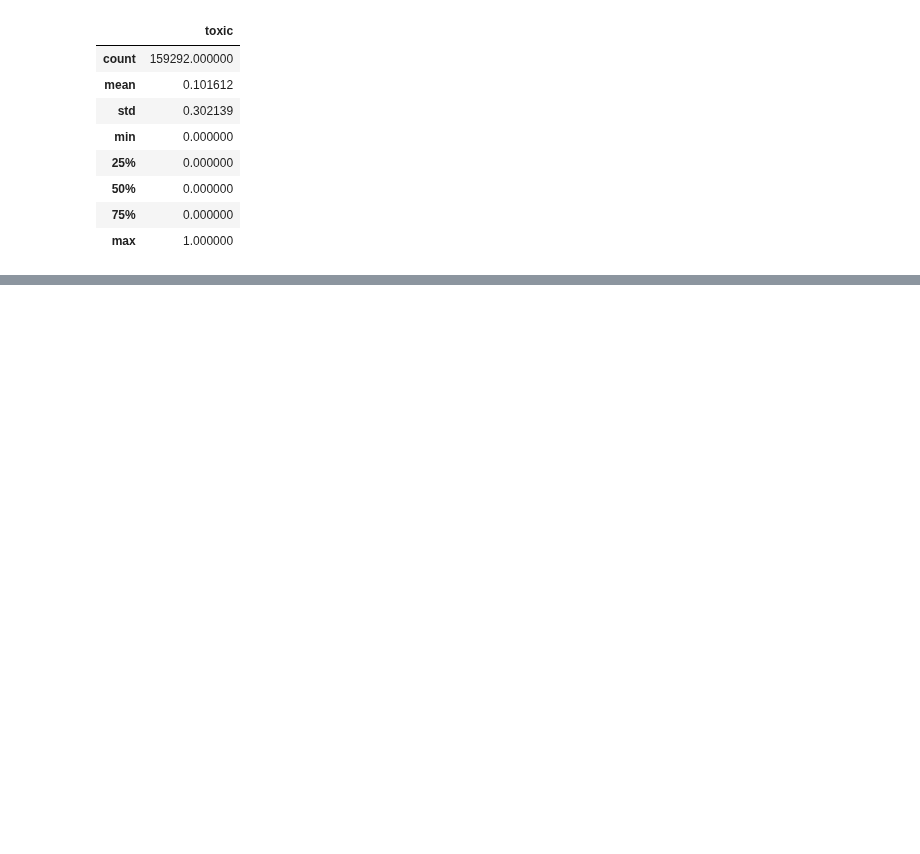
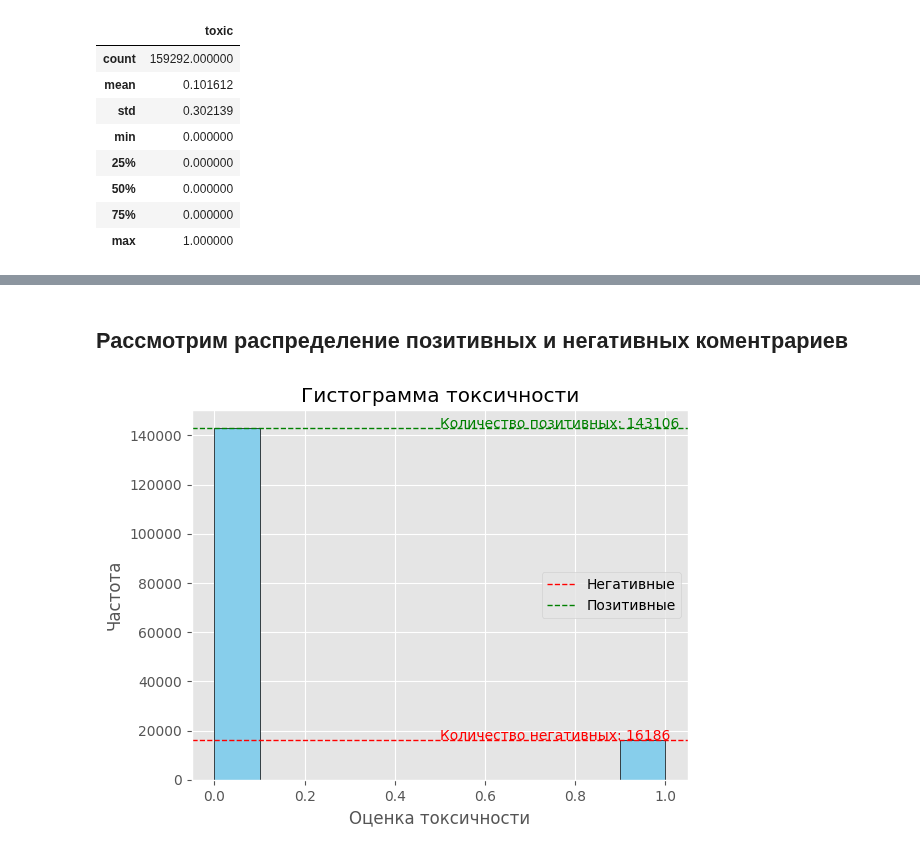
Before and after one commit to samurai921/task_sklearn, a Jupyter notebook: task_3/task_3.ipynb, the cells around one changed output, grey strips where cells are left out. Saved outputs shown, nothing was run; the diff lists cells and outputs as text; code cells hidden in the pictures; blank space fills up the shorter version.

```diff
--- a/task_3/task_3.ipynb
+++ b/task_3/task_3.ipynb
@@ -68,0 +78,35 @@ df.toxic.hist()
+# %% [markdown]
+## Рассмотрим распределение позитивных и негативных коментрариев
+# %%
+# Используем стиль ggplot для более привлекательного внешнего вида
+plt.style.use('ggplot')
+
+# Построение гистограммы
+plt.hist(df['toxic'], bins=10, color='skyblue', edgecolor='black')
+
+# Добавление заголовка и меток осей на русском языке
+plt.title('Гистограмма токсичности')
+plt.xlabel('Оценка токсичности')
+plt.ylabel('Частота')
+
+# Добавление уровней для отметки количества токсичных и нетоксичных комментариев
+toxic_count = df[df['toxic'] == 1]['toxic'].count()
+non_toxic_count = df[df['toxic'] == 0]['toxic'].count()
+
+plt.axhline(toxic_count, color='red', linestyle='--', linewidth=1, label='Негативные')
+plt.axhline(non_toxic_count, color='green', linestyle='--', linewidth=1, label='Позитивные')
+
+# Добавление текста с количеством над каждой линией
+plt.text(0.5, toxic_count + 10, f'Количество негативных: {toxic_count}', color='red', fontsize=10)
+plt.text(0.5, non_toxic_count + 10, f'Количество позитивных: {non_toxic_count}', color='green', fontsize=10)
+
+# Добавление легенды
+plt.legend()
+
+# Добавление сетки для лучшей читаемости
+plt.grid(True)
+
+# Отображение гистограммы
+plt.show()
+# %% [output]
+[figure, added]
```
Also changed, not shown: parts of 19 cells of this notebook.
